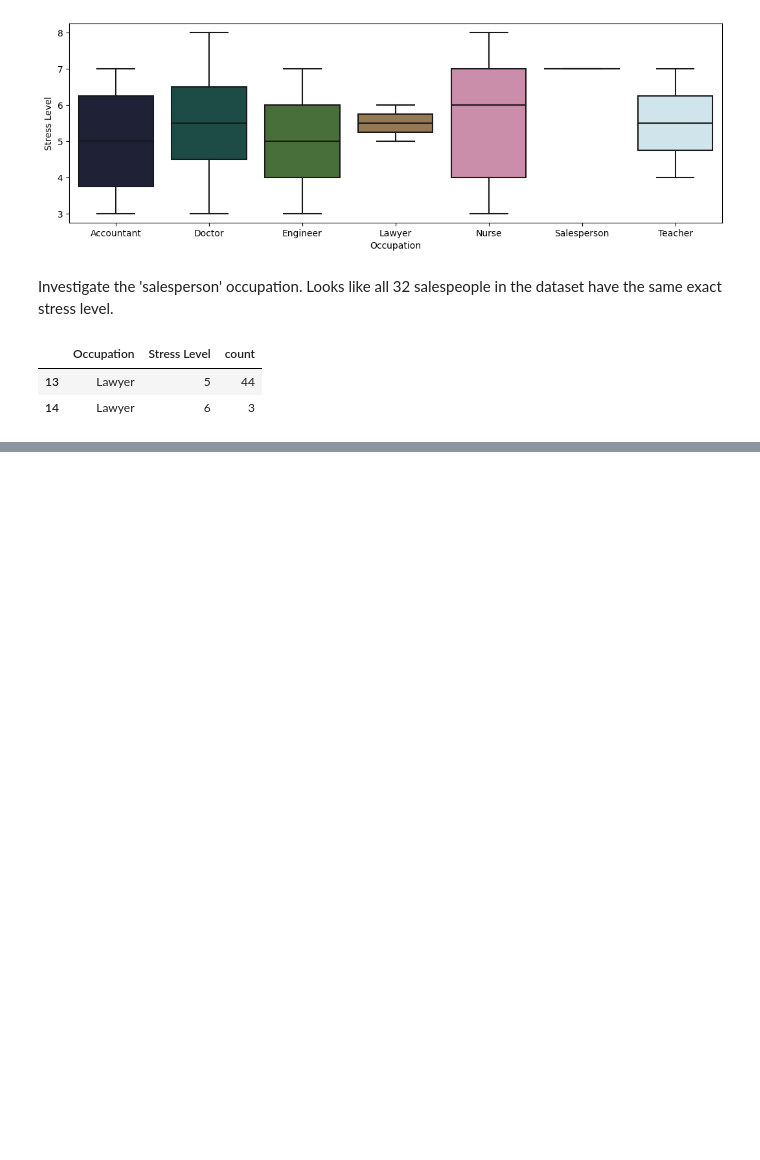
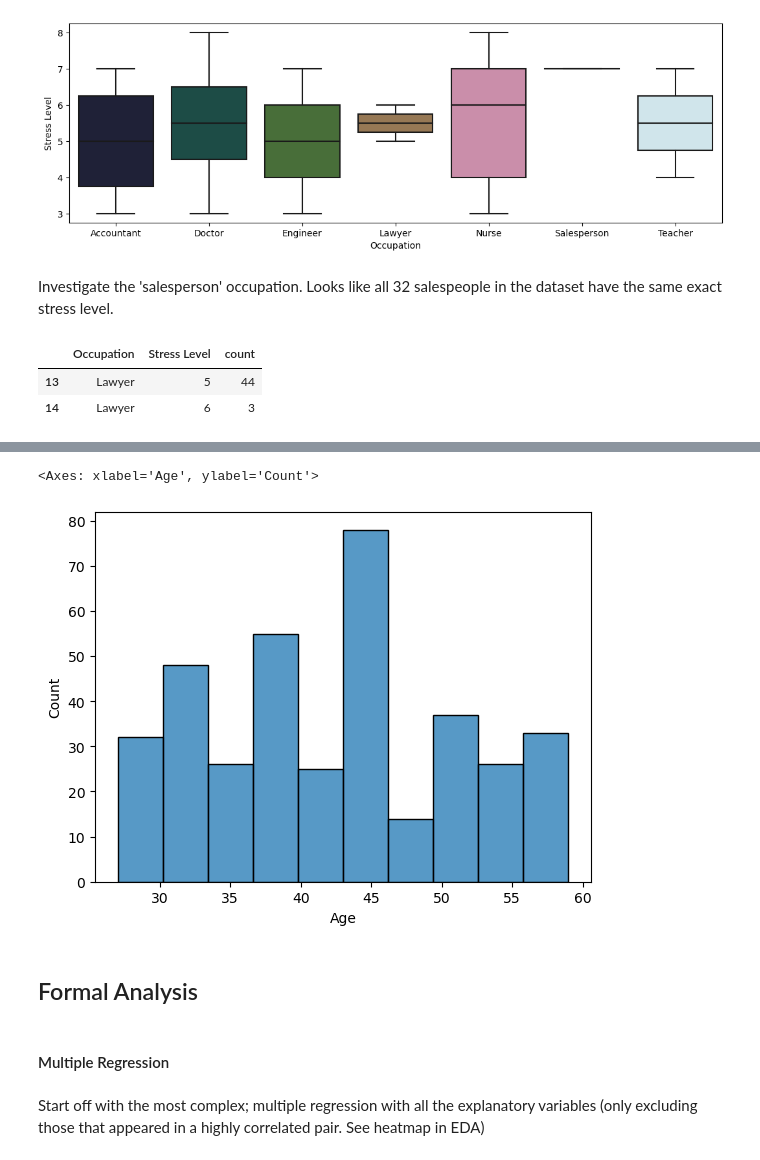
Before and after one commit to fatmagulg/sleep-health-lifestyle, a Jupyter notebook: Sleep Data Analysis.ipynb, the cells around one changed output, grey strips where cells are left out. Cells and saved outputs as stored; diff of their text form; code cells hidden in the pictures; blank space fills up the shorter version.

```diff
--- a/Sleep Data Analysis.ipynb
+++ b/Sleep Data Analysis.ipynb
@@ -224,0 +224,12 @@ The initial simple model discounted non-numerical variables for ease, however th
+# %%
+
+sns.histplot(data = sleephealth, x = 'Age')
+# %% [output]
+<Axes: xlabel='Age', ylabel='Count'>
+[figure, added]
+# %% [markdown]
+## Formal Analysis
+# %% [markdown]
+#### Multiple Regression
+# %% [markdown]
+Start off with the most complex; multiple regression with all the explanatory variables (only excluding those that appeared in a highly correlated pair. See heatmap in EDA)
```
Also changed, not shown: parts of 23 cells of this notebook.
